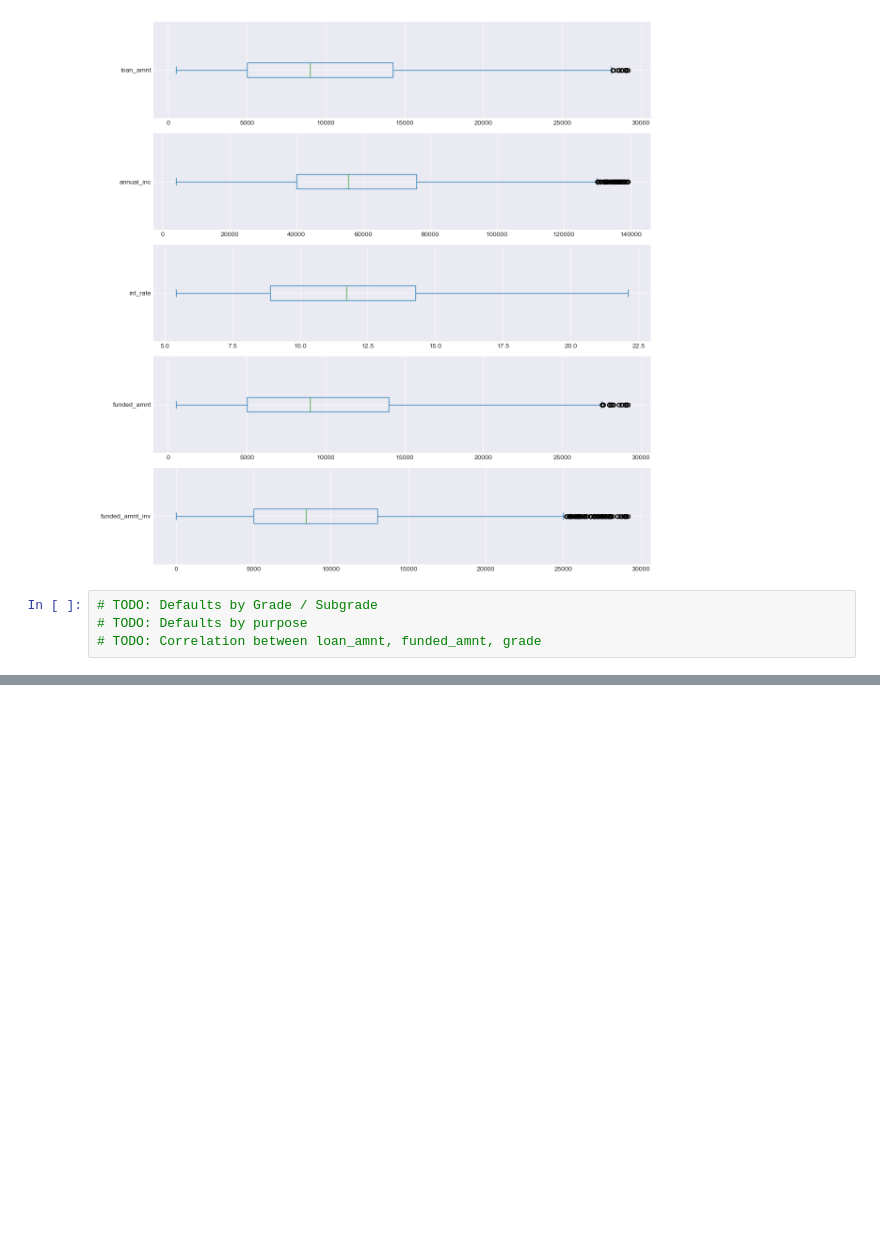
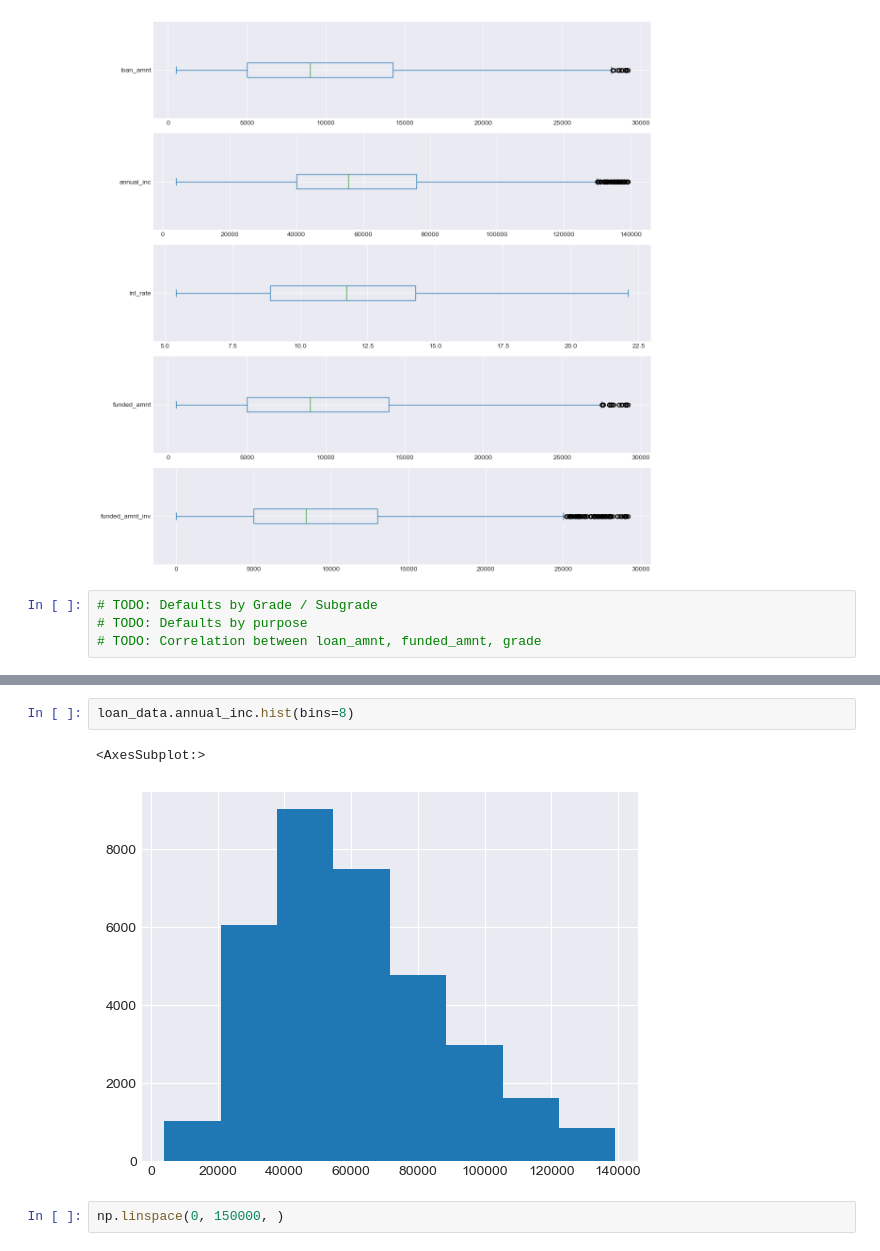
Before and after one commit to cyberpirate92/lending-club-case-study, a Jupyter notebook: Lending Club Case Study.ipynb, the cells around one changed output, grey strips where cells are left out. Saved outputs shown, nothing was run; the diff lists cells and outputs as text; blank space fills up the shorter version.

```diff
--- a/Lending Club Case Study.ipynb
+++ b/Lending Club Case Study.ipynb
@@ -787,0 +554,7 @@ Name: zip_code, Length: 801, dtype: int64
+# %%
+loan_data.annual_inc.hist(bins=8)
+# %% [output]
+<AxesSubplot:>
+[figure, added]
+# %%
+np.linspace(0, 150000, )
```
Also changed, not shown: parts of 90 cells of this notebook.
